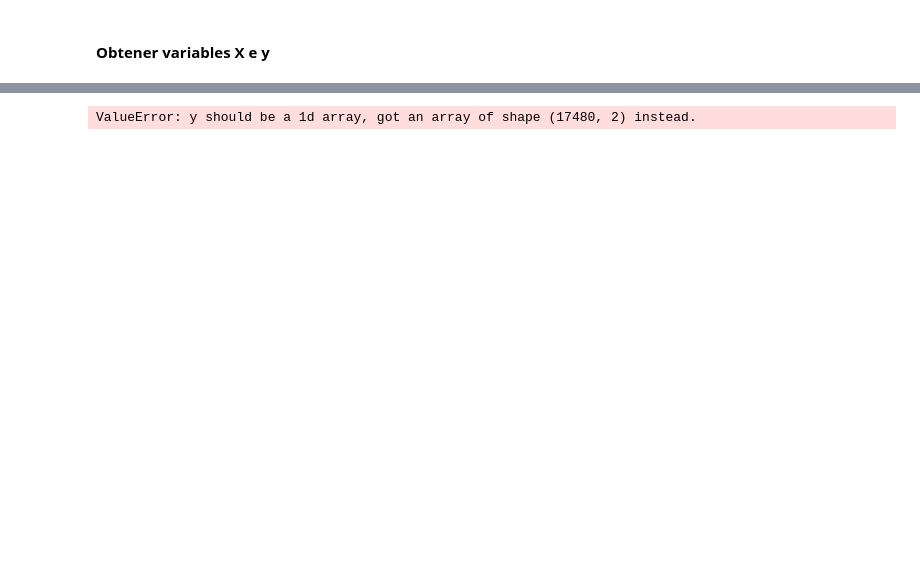
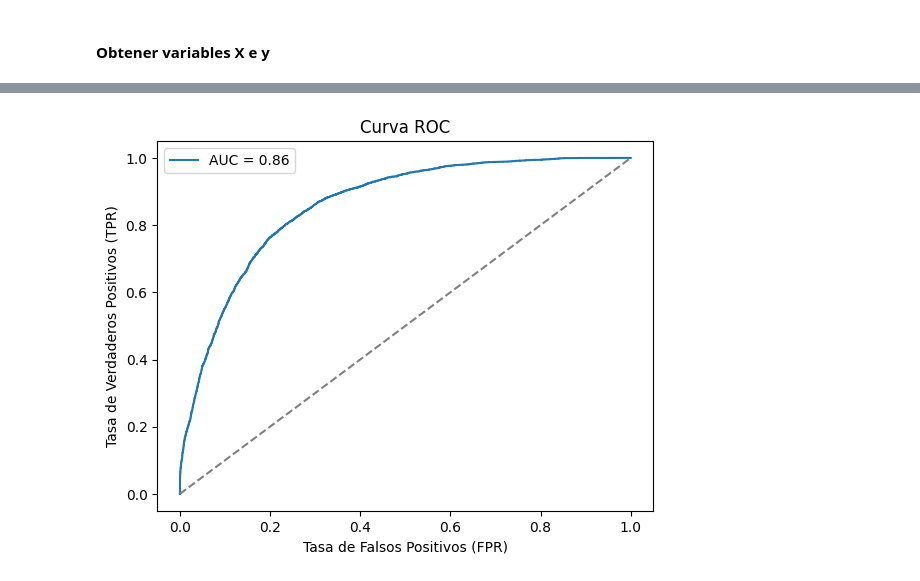
Before and after one commit to RaulRX/hotel-cancellation-ml, a Jupyter notebook: notebooks/final/Pruebas_RegresionLogistica_final.ipynb, the cells around one changed output, grey strips where cells are left out. Drawn from its saved outputs; the diff is of its cells as text; code cells hidden in the pictures; blank space fills up the shorter version.

```diff
--- a/notebooks/final/Pruebas_RegresionLogistica_final.ipynb
+++ b/notebooks/final/Pruebas_RegresionLogistica_final.ipynb
@@ -601,12 +296,12 @@ NameError: name 'refit' is not defined
 # %%
 # Curva ROC
-fpr, tpr, thresholds = roc_curve(y_test, y_predict_proba)
+fpr, tpr, thresholds = roc_curve(y_test, y_predict_proba[:, 1])
 plt.plot(fpr, tpr, label=f'AUC = {auc:.2f}')
 plt.plot([0, 1], [0, 1], linestyle='--', color='grey')
 plt.xlabel('Tasa de Falsos Positivos (FPR)')
 plt.ylabel('Tasa de Verdaderos Positivos (TPR)')
 plt.title('Curva ROC')
 plt.legend()
 plt.show()
 # %% [output]
-ValueError: y should be a 1d array, got an array of shape (17480, 2) instead.
+[figure, added]
```
Also changed, not shown: parts of 46 cells of this notebook, 2 other files.
